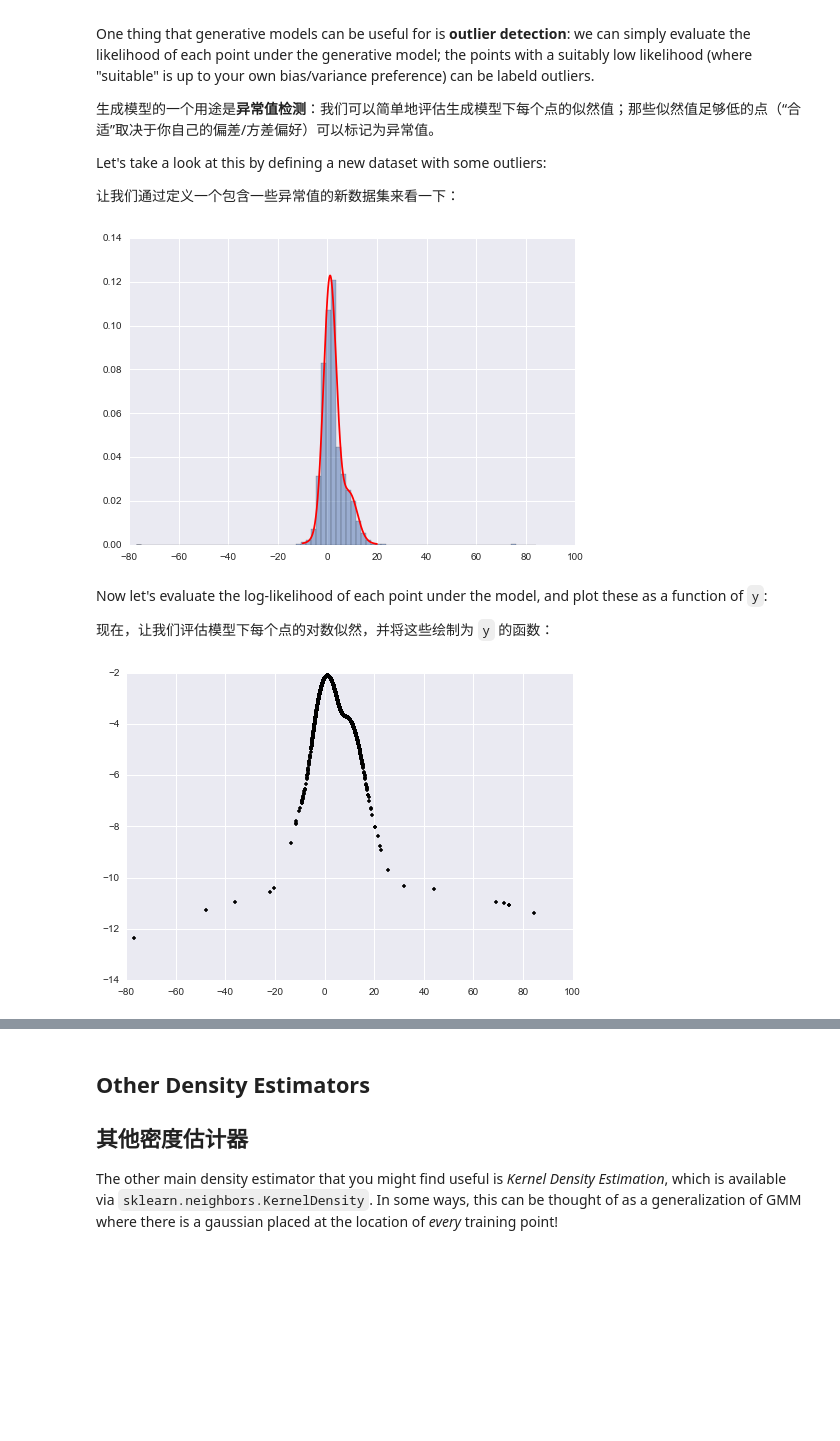
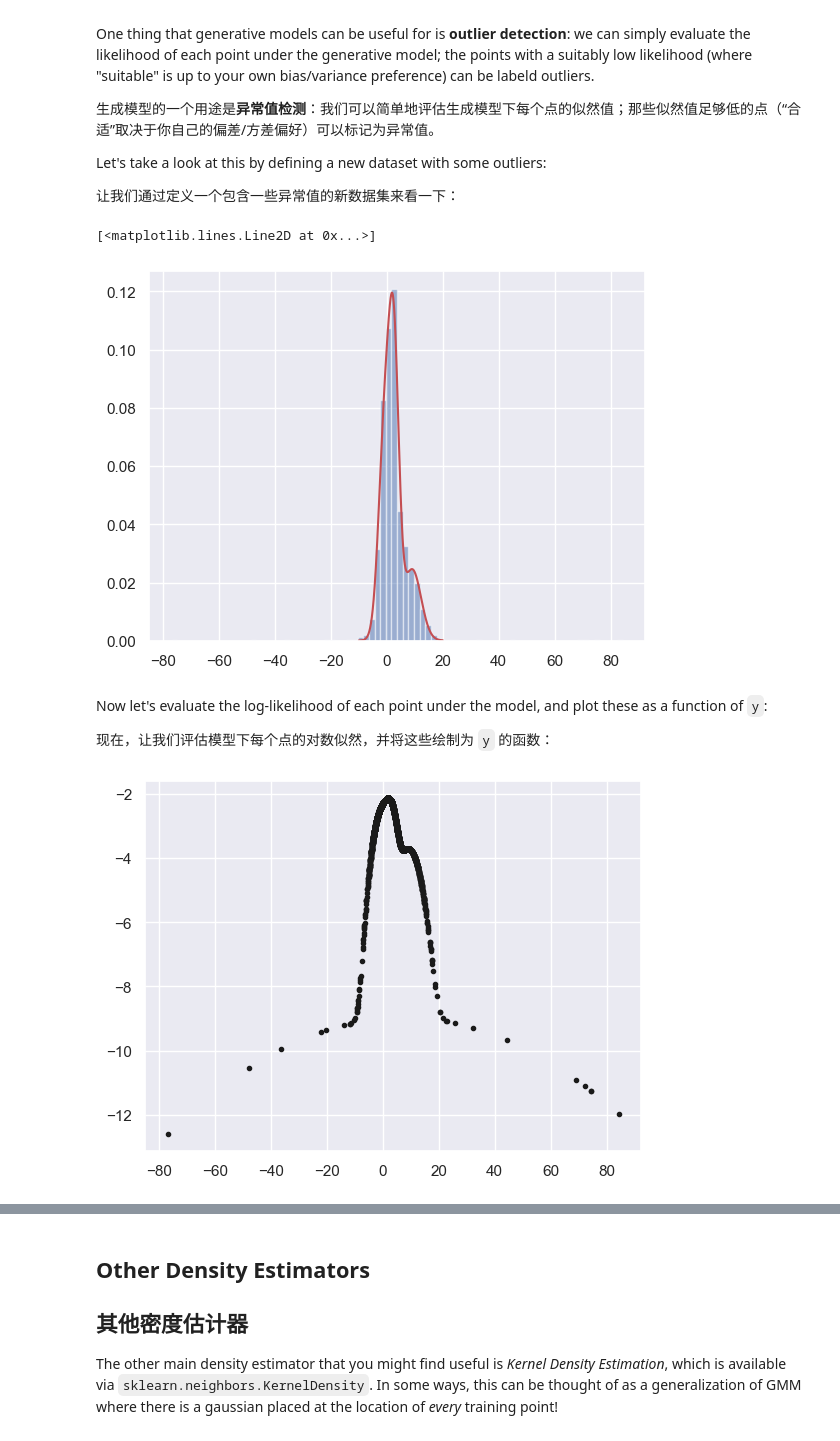
Before and after one commit to Jeff-Hugh/ML_Practice, a Jupyter notebook: scikit-learn-gmm.ipynb, the cells around one changed output, grey strips where cells are left out. Drawn from its saved outputs; the diff is of its cells as text; code cells hidden in the pictures; blank space fills up the shorter version.

```diff
--- a/scikit-learn-gmm.ipynb
+++ b/scikit-learn-gmm.ipynb
@@ -162,24 +162,25 @@ true_outliers = np.sort(np.random.randint(0, len(x), 20))
 y = x.copy()
 y[true_outliers] += 50 * np.random.randn(20)
 # %%
-clf = GMM(4, n_iter=500, random_state=0).fit(y)
+clf = GaussianMixture(4, max_iter=500, random_state=0).fit(y.reshape(-1, 1))
 xpdf = np.linspace(-10, 20, 1000)
-density_noise = np.exp(clf.score(xpdf))
+density_noise = np.exp(clf.score_samples(xpdf.reshape(-1, 1)))
 
-plt.hist(y, 80, normed=True, alpha=0.5)
+plt.hist(y, 80, density=True, alpha=0.5)
 plt.plot(xpdf, density_noise, '-r')
-#plt.xlim(-10, 20);
+# plt.xlim(-15, 20);
 # %% [output]
+[<matplotlib.lines.Line2D at 0x...>]
-[figure, old version]
+[figure, new version]
 # %% [markdown]
 Now let's evaluate the log-likelihood of each point under the model, and plot these as a function of ``y``:
 
 现在，让我们评估模型下每个点的对数似然，并将这些绘制为 ``y`` 的函数：
 # %%
-log_likelihood = clf.score_samples(y)[0]
+log_likelihood = clf.score_samples(y.reshape(-1,1))
 plt.plot(y, log_likelihood, '.k');
 # %% [output]
-[figure, old version]
+[figure, new version]
 # %%
 detected_outliers = np.where(log_likelihood < -9)[0]
 
```
Also changed, not shown: parts of 9 cells of this notebook, 4 other files.
